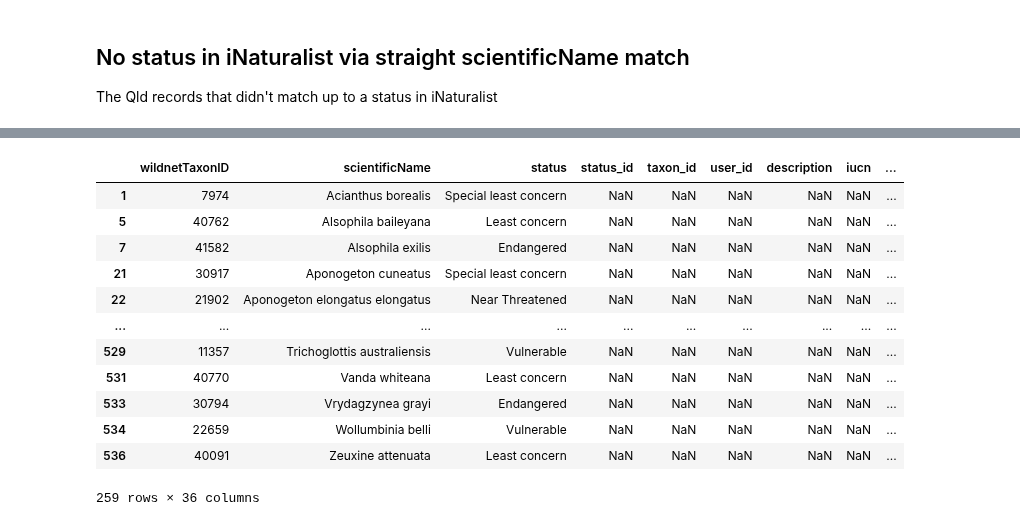
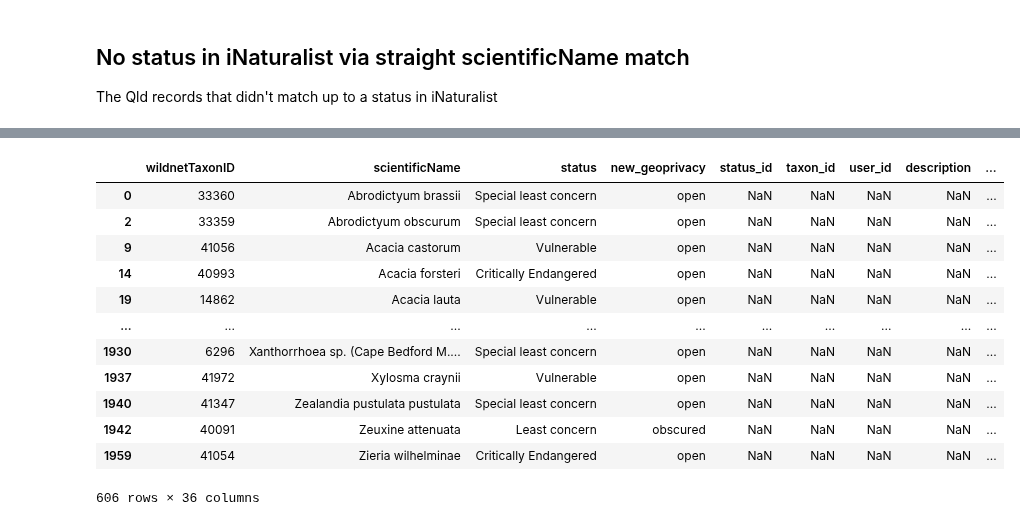
Before and after one commit to AtlasOfLivingAustralia/authoritative-lists, a Jupyter notebook: source-code/py-notebook/inaturalist-statuses/qld.ipynb, the cells around one changed output, grey strips where cells are left out. Saved outputs shown, nothing was run; the diff lists cells and outputs as text; code cells hidden in the pictures.

```diff
--- a/source-code/py-notebook/inaturalist-statuses/qld.ipynb
+++ b/source-code/py-notebook/inaturalist-statuses/qld.ipynb
@@ -117,0 +123,6 @@ sensitivelist
+# %%
+conservationlist = pd.read_csv(listdir + "conservation-lists/QLD-conservation.csv")  # Qld sensitive list
+conservationlist['scientificName'] = conservationlist['scientificName'].str.replace('subsp. ', '', regex=False)
+conservationlist = conservationlist.rename(columns={'taxonID':'wildnetTaxonID'})
+conservationlist['wildnet_geoprivacy'] = conservationlist['Confidential'].apply(lambda x: 'obscured' if x == 'Y' else 'open')
+conservationlist
@@ -117,0 +143,5 @@ sensitivelist
+# %%
+# join them in a way that works for inat (eg sensitive list, geoprivacy = 'obscured'
+statelist = pd.concat([sensitivelist[['wildnetTaxonID','scientificName','status','wildnet_geoprivacy','kingdom','class','family']],
+                    conservationlist[['wildnetTaxonID','scientificName','status','wildnet_geoprivacy','kingdom','class','family']]]).drop_duplicates()
+statelist
@@ -169,6 +220,6 @@ Name: place_id, dtype: int64
 3. Merge the other direction to see if there are deletes?
 # %%
 # join to see which lists already have a status in inaturalist based on scientificName
-mergedstatuses = sensitivelist[['wildnetTaxonID','scientificName','status']].merge(inatstatuses[['status_id','scientificName','taxon_id','user_id','description','iucn','authority','status','geoprivacy','place_id','place_display_name']],how="left",left_on='scientificName',right_on='scientificName',suffixes=(None,'_inat')).sort_values(['scientificName'])
+mergedstatuses = statelist[['wildnetTaxonID','scientificName','status','wildnet_geoprivacy']].merge(inatstatuses[['status_id','scientificName','taxon_id','user_id','description','iucn','authority','status','geoprivacy','place_id','place_display_name']],how="left",left_on='scientificName',right_on='scientificName',suffixes=(None,'_inat')).sort_values(['scientificName'])
 mergedstatuses
 # %% [output]
@@ -194,7 +245,7 @@ mergedstatuses
 mergedstatuses['new_authority'] = "Qld Department of Environment and Science"
 mergedstatuses['new_description'] = "Listed as Confidential - refer to https://www.data.qld.gov.au/dataset/queensland-confidential-species"
 mergedstatuses['new_url'] = "https://apps.des.qld.gov.au/species-search/details/?id=" + mergedstatuses['wildnetTaxonID'].astype(str)
-mergedstatuses['new_geoprivacy'] = "obscured"
+mergedstatuses.rename(columns={'wildnet_geoprivacy':'new_geoprivacy'},inplace=True)
 mergedstatuses['new_place_id'] = '7308'  # Queensland, AU
 mergedstatuses['new_username'] = 'peggydnew'
 mergedstatuses['new_iucn_equivalent'] = mergedstatuses['status'].str.lower().str.strip().map(iucnStatusMappings).fillna('Vulnerable') # map to dictionary
@@ -327,18 +391,17 @@ pd.concat([updates,additions]).to_csv(sourcedir + "qld.csv", index=False)
 # %%
 # what didnt match to a taxon?
-unknownToInat = noinatstatus[noinatstatus['id'].isna()]
-unknownToInat
+noinatstatus[noinatstatus['id'].isna()]
 # %% [output]
-|  | wildnetTaxonID | scientificName | status | status_id | taxon_id | user_id | description | iucn | ... |
-| 1 | 7974 | Acianthus borealis | Special least concern | NaN | NaN | NaN | NaN | NaN | ... |
-| 5 | 40762 | Alsophila baileyana | Least concern | NaN | NaN | NaN | NaN | NaN | ... |
-| 7 | 41582 | Alsophila exilis | Endangered | NaN | NaN | NaN | NaN | NaN | ... |
-| 21 | 30917 | Aponogeton cuneatus | Special least concern | NaN | NaN | NaN | NaN | NaN | ... |
-| 22 | 21902 | Aponogeton elongatus elongatus | Near Threatened | NaN | NaN | NaN | NaN | NaN | ... |
+|  | wildnetTaxonID | scientificName | status | new_geoprivacy | status_id | taxon_id | user_id | description | ... |
+| 0 | 33360 | Abrodictyum brassii | Special least concern | open | NaN | NaN | NaN | NaN | ... |
+| 2 | 33359 | Abrodictyum obscurum | Special least concern | open | NaN | NaN | NaN | NaN | ... |
+| 9 | 41056 | Acacia castorum | Vulnerable | open | NaN | NaN | NaN | NaN | ... |
+| 14 | 40993 | Acacia forsteri | Critically Endangered | open | NaN | NaN | NaN | NaN | ... |
+| 19 | 14862 | Acacia lauta | Vulnerable | open | NaN | NaN | NaN | NaN | ... |
 | ... | ... | ... | ... | ... | ... | ... | ... | ... | ... |
-| 529 | 11357 | Trichoglottis australiensis | Vulnerable | NaN | NaN | NaN | NaN | NaN | ... |
-| 531 | 40770 | Vanda whiteana | Least concern | NaN | NaN | NaN | NaN | NaN | ... |
-| 533 | 30794 | Vrydagzynea grayi | Endangered | NaN | NaN | NaN | NaN | NaN | ... |
-| 534 | 22659 | Wollumbinia belli | Vulnerable | NaN | NaN | NaN | NaN | NaN | ... |
-| 536 | 40091 | Zeuxine attenuata | Least concern | NaN | NaN | NaN | NaN | NaN | ... |
+| 1930 | 6296 | Xanthorrhoea sp. (Cape Bedford M.... | Special least concern | open | NaN | NaN | NaN | NaN | ... |
+| 1937 | 41972 | Xylosma craynii | Vulnerable | open | NaN | NaN | NaN | NaN | ... |
+| 1940 | 41347 | Zealandia pustulata pustulata | Special least concern | open | NaN | NaN | NaN | NaN | ... |
+| 1942 | 40091 | Zeuxine attenuata | Least concern | obscured | NaN | NaN | NaN | NaN | ... |
+| 1959 | 41054 | Zieria wilhelminae | Critically Endangered | open | NaN | NaN | NaN | NaN | ... |
-259 rows × 36 columns
+606 rows × 36 columns
```
Also changed, not shown: parts of 19 cells of this notebook.
